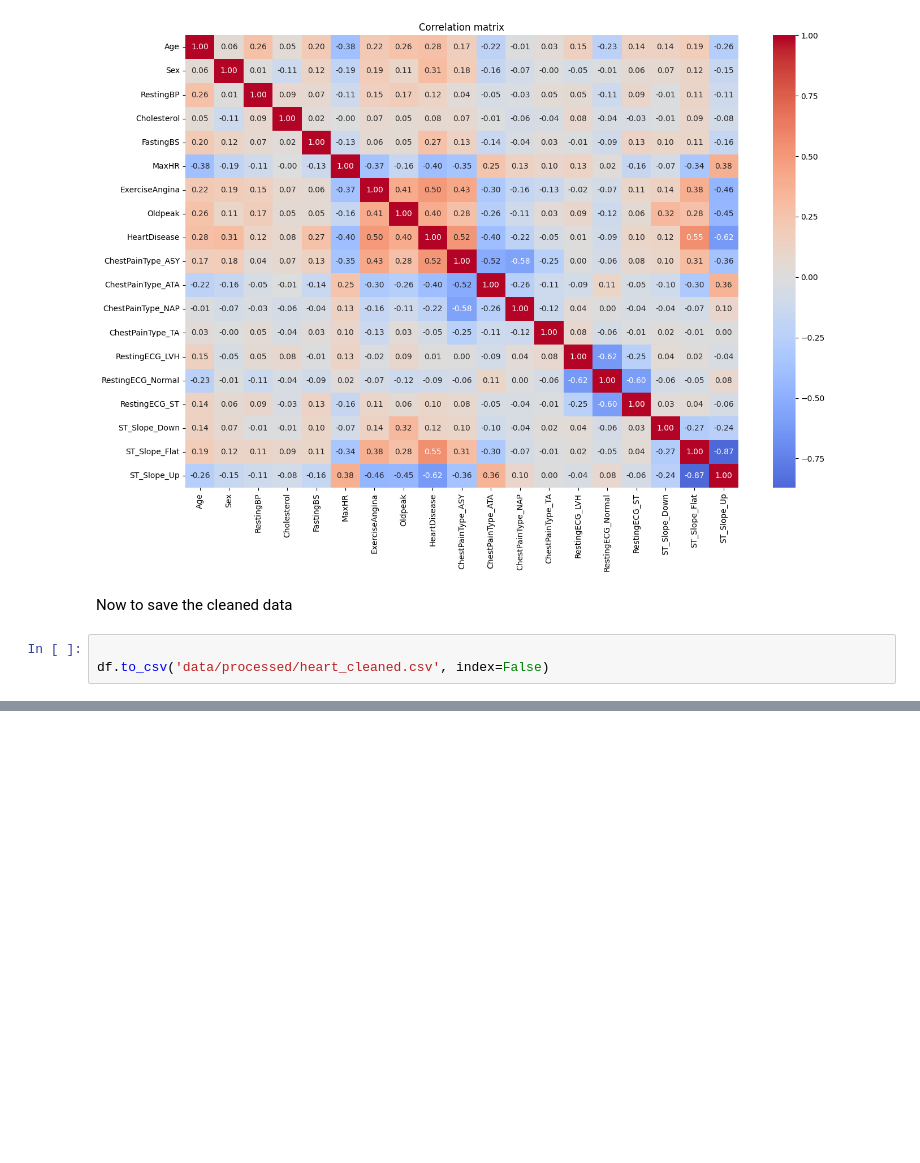
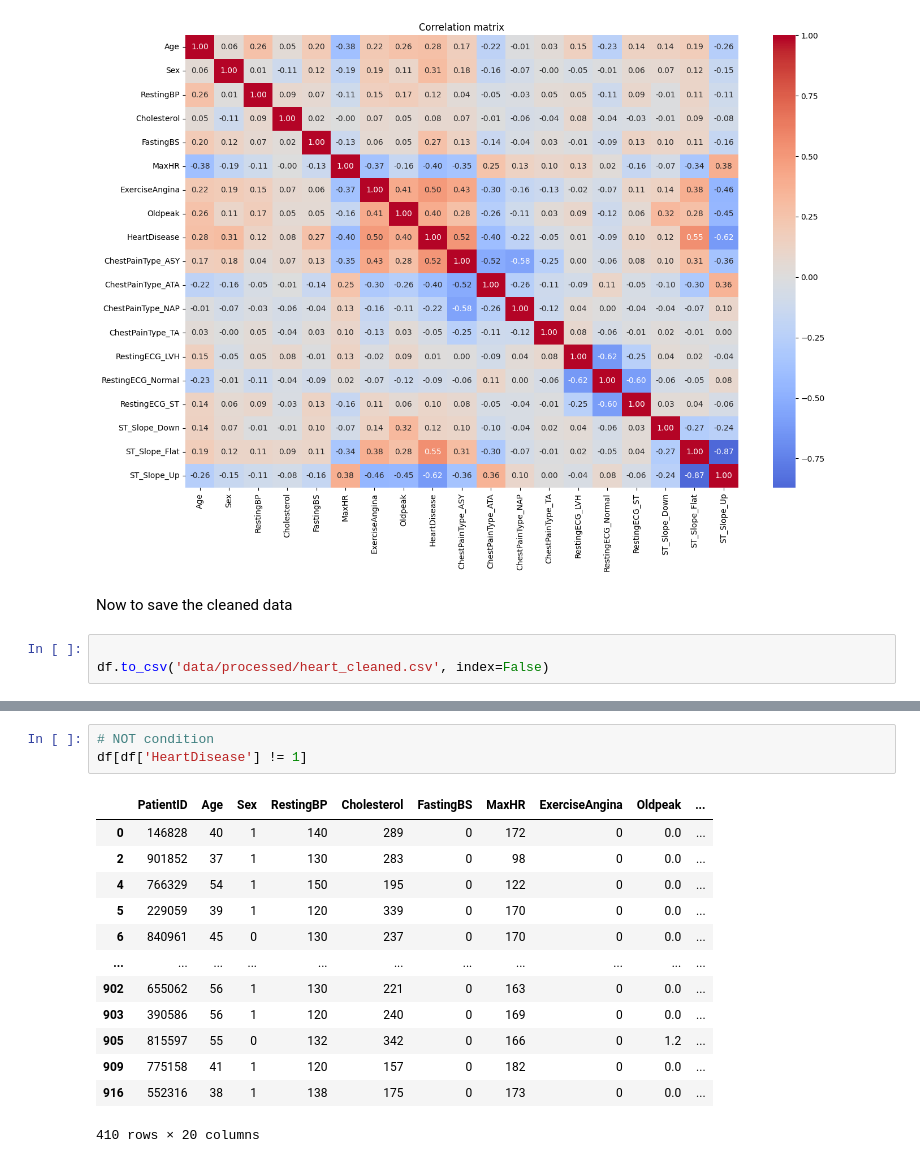
Before and after one commit to joshgitneve/heart-disease-analysis, a Jupyter notebook: heart_disease_exploration.ipynb, the cells around one changed output, grey strips where cells are left out. Saved outputs shown, nothing was run; the diff lists cells and outputs as text; blank space fills up the shorter version.

```diff
--- a/heart_disease_exploration.ipynb
+++ b/heart_disease_exploration.ipynb
@@ -257,0 +490,17 @@ df.to_csv('data/processed/heart_cleaned.csv', index=False)
+# %%
+# NOT condition
+df[df['HeartDisease'] != 1]
+# %% [output]
+|  | PatientID | Age | Sex | RestingBP | Cholesterol | FastingBS | MaxHR | ExerciseAngina | Oldpeak | ... |
+| 0 | 146828 | 40 | 1 | 140 | 289 | 0 | 172 | 0 | 0.0 | ... |
+| 2 | 901852 | 37 | 1 | 130 | 283 | 0 | 98 | 0 | 0.0 | ... |
+| 4 | 766329 | 54 | 1 | 150 | 195 | 0 | 122 | 0 | 0.0 | ... |
+| 5 | 229059 | 39 | 1 | 120 | 339 | 0 | 170 | 0 | 0.0 | ... |
+| 6 | 840961 | 45 | 0 | 130 | 237 | 0 | 170 | 0 | 0.0 | ... |
+| ... | ... | ... | ... | ... | ... | ... | ... | ... | ... | ... |
+| 902 | 655062 | 56 | 1 | 130 | 221 | 0 | 163 | 0 | 0.0 | ... |
+| 903 | 390586 | 56 | 1 | 120 | 240 | 0 | 169 | 0 | 0.0 | ... |
+| 905 | 815597 | 55 | 0 | 132 | 342 | 0 | 166 | 0 | 1.2 | ... |
+| 909 | 775158 | 41 | 1 | 120 | 157 | 0 | 182 | 0 | 0.0 | ... |
+| 916 | 552316 | 38 | 1 | 138 | 175 | 0 | 173 | 0 | 0.0 | ... |
+410 rows × 20 columns
```
Also changed, not shown: parts of 34 cells of this notebook, 3 other files.
